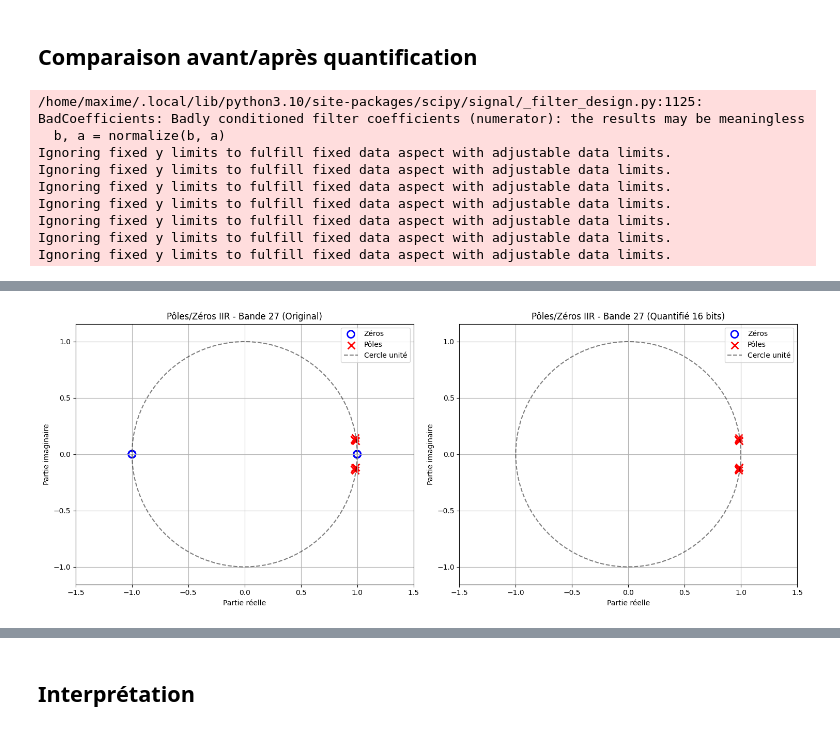
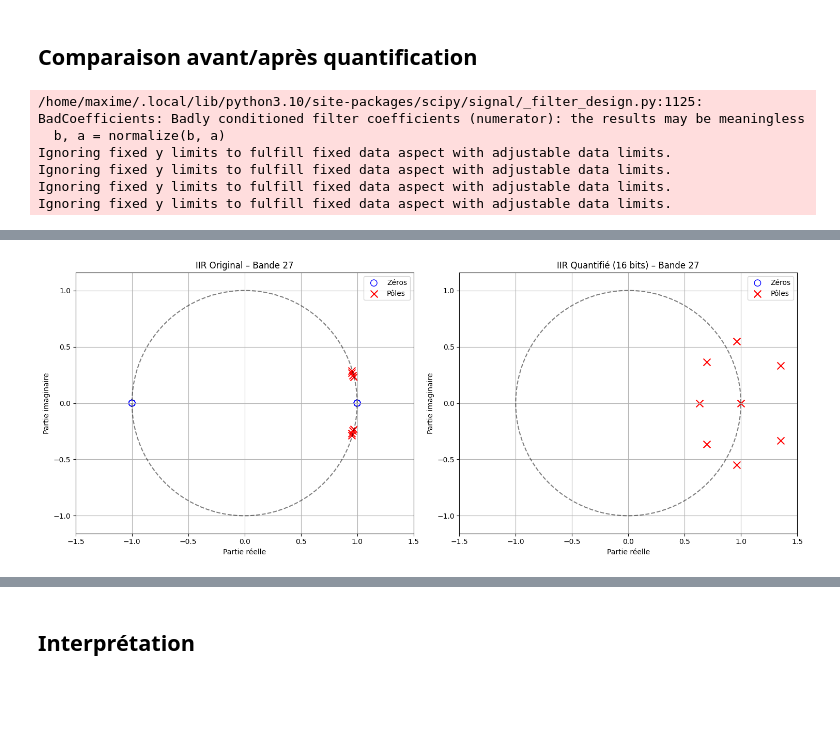
Before and after one commit to Sawlyer/SIR, a Jupyter notebook: design_filters_1_3_octave.ipynb, the cells around one changed output, grey strips where cells are left out. Drawn from its saved outputs; the diff is of its cells as text; code cells hidden in the pictures; blank space fills up the shorter version.

```diff
--- a/design_filters_1_3_octave.ipynb
+++ b/design_filters_1_3_octave.ipynb
@@ -11,9 +12,10 @@ import pandas as pd
 # %% [markdown]
 ## Paramètres globaux
 # %%
-fs = 24000 # fréquence d'échantillonnage
-bands = np.arange(22, 40)   # bande 22 → 39
+fs = 12000 # fréquence d'échantillonnage
+bands = np.arange(22, 37)   # bande 22 → 36 (car fu < fs/2)
 Nbands = len(bands) # nombre de bandes
+iir_order = 4  # ordre des filtres IIR Chebyshev
 # %% [markdown]
 ## Calcul des fréquences ANSI 1/3 octave
 # %%
@@ -154,18 +207,20 @@ Toutes les bandes filtrées ont été sauvegardées !
 # %%
 k = 5  # bande 27
+fl, f0, fu = ansi_band(bands[k])
 taps = filters_FIR[k]
-sos = filters_IIR[k]
+b, a = filters_IIR[k]
 
 # FIR
 w, h = freqz(taps, [1], worN=2048, fs=fs)
 plt.plot(w, 20*np.log10(np.abs(h)), label="FIR")
 
 # IIR
-w2, h2 = sosfreqz(sos, worN=2048, fs=fs)
+w2, h2 = freqz(b, a, worN=2048, fs=fs)
 plt.plot(w2, 20*np.log10(np.abs(h2)), '--', label="IIR")
 
 plt.legend()
 plt.grid(True)
 plt.title(f"Bande ANSI {bands[k]} : FIR vs IIR")
+add_ansi_overlay(plt.gca(), fl, fu, fs)
 plt.show()
 # %% [output]
@@ -307,49 +396,55 @@ plt.show()
 ## Comparaison avant/après quantification
 # %%
 k = 5  # bande 27
-sos_orig = filters_IIR[k]
+b_orig, a_orig = filters_IIR[k]
+
+# Détection automatique des bits entiers IIR
+max_iir_coeff = max(
+    np.max(np.abs(b_orig)),
+    np.max(np.abs(a_orig))
+)
+integer_bits_iir = math.ceil(math.log2(max_iir_coeff)) + 1
+print(f"integer_bits pour cette bande IIR = {integer_bits_iir}")
 
 # Quantification
 wl = 16
-sos_q = sos_orig.copy()
-sos_q[:, :3] = quantize(sos_orig[:, :3], wl, integer_bits=3)
-sos_q[:, 4:] = quantize(sos_orig[:, 4:], wl, integer_bits=3)
-sos_q[:, 3] = 1.0
+if wl <= integer_bits_iir:
+    raise ValueError(f"WL={wl} bits < integer_bits nécessaires={integer_bits_iir}")
 
-# Fonction pour plotter pôles/zéros
-def plot_pz(sos, title, subplot_pos):
-    # Convertir SOS en fonction de transfert
-    b, a = sos2tf(sos)
+b_q = quantize(b_orig, wl, integer_bits=integer_bits_iir)
+a_q = quantize(a_orig, wl, integer_bits=integer_bits_iir)
+a_q[0] = 1.0  # normalisation impérative
+
+
+# Plot pôles / zéros
+def plot_pz(b, a, title, subplot_pos):
     z, p, k = tf2zpk(b, a)
 
     print(f"{title}:")
-    print(f"  Zéros: {z}")
-    print(f"  Pôles: {p}")
+    print("  Zéros:", z)
+    print("  Pôles:", p)
 
     plt.subplot(1, 2, subplot_pos)
-    plt.scatter(np.real(z), np.imag(z), marker='o', s=100, facecolors='none', edgecolors='b', linewidth=2, label='Zéros')
-    plt.scatter(np.real(p), np.imag(p), marker='x', s=100, color='r', linewidth=2, label='Pôles')
+    plt.scatter(np.real(z), np.imag(z), marker='o', s=80, facecolors='none', edgecolors='b', label='Zéros')
+    plt.scatter(np.real(p), np.imag(p), marker='x', s=100, color='r', label='Pôles')
 
     # Cercle unité
-    theta = np.linspace(0, 2*np.pi, 100)
-    plt.plot(np.cos(theta), np.sin(theta), 'k--', alpha=0.5, label='Cercle unité')
+    theta = np.linspace(0, 2*np.pi, 400)
+    plt.plot(np.cos(theta), np.sin(theta), 'k--', alpha=0.5)
 
     plt.axis('equal')
     plt.grid(True)
     plt.title(title)
-    plt.xlabel('Partie réelle')
-    plt.ylabel('Partie imaginaire')
-    plt.legend()
+    plt.xlabel("Partie réelle")
+    plt.ylabel("Partie imaginaire")
     plt.xlim([-1.5, 1.5])
     plt.ylim([-1.5, 1.5])
+    plt.legend()
+
 
 plt.figure(figsize=(15, 6))
-
-# Avant quantification
-plot_pz(sos_orig, f'Pôles/Zéros IIR - Bande {bands[k]} (Original)', 1)
-
-# Après quantification
-plot_pz(sos_q, f'Pôles/Zéros IIR - Bande {bands[k]} (Quantifié {wl} bits)', 2)
+plot_pz(b_orig, a_orig, f'IIR Original – Bande {bands[k]}', 1)
+plot_pz(b_q, a_q, f'IIR Quantifié ({wl} bits) – Bande {bands[k]}', 2)
 
 plt.tight_layout()
 plt.show()
@@ -360,6 +455,3 @@ Ignoring fixed y limits to fulfill fixed data aspect with adjustable data limits
 Ignoring fixed y limits to fulfill fixed data aspect with adjustable data limits.
 Ignoring fixed y limits to fulfill fixed data aspect with adjustable data limits.
 Ignoring fixed y limits to fulfill fixed data aspect with adjustable data limits.
-Ignoring fixed y limits to fulfill fixed data aspect with adjustable data limits.
-Ignoring fixed y limits to fulfill fixed data aspect with adjustable data limits.
-Ignoring fixed y limits to fulfill fixed data aspect with adjustable data limits.
@@ -379,2 +472,2 @@ Pôles/Zéros IIR - Bande 27 (Quantifié 16 bits):
-[figure, old version]
+[figure, new version]
 # %%
```
Also changed, not shown: parts of 21 cells of this notebook, 1 other file.
